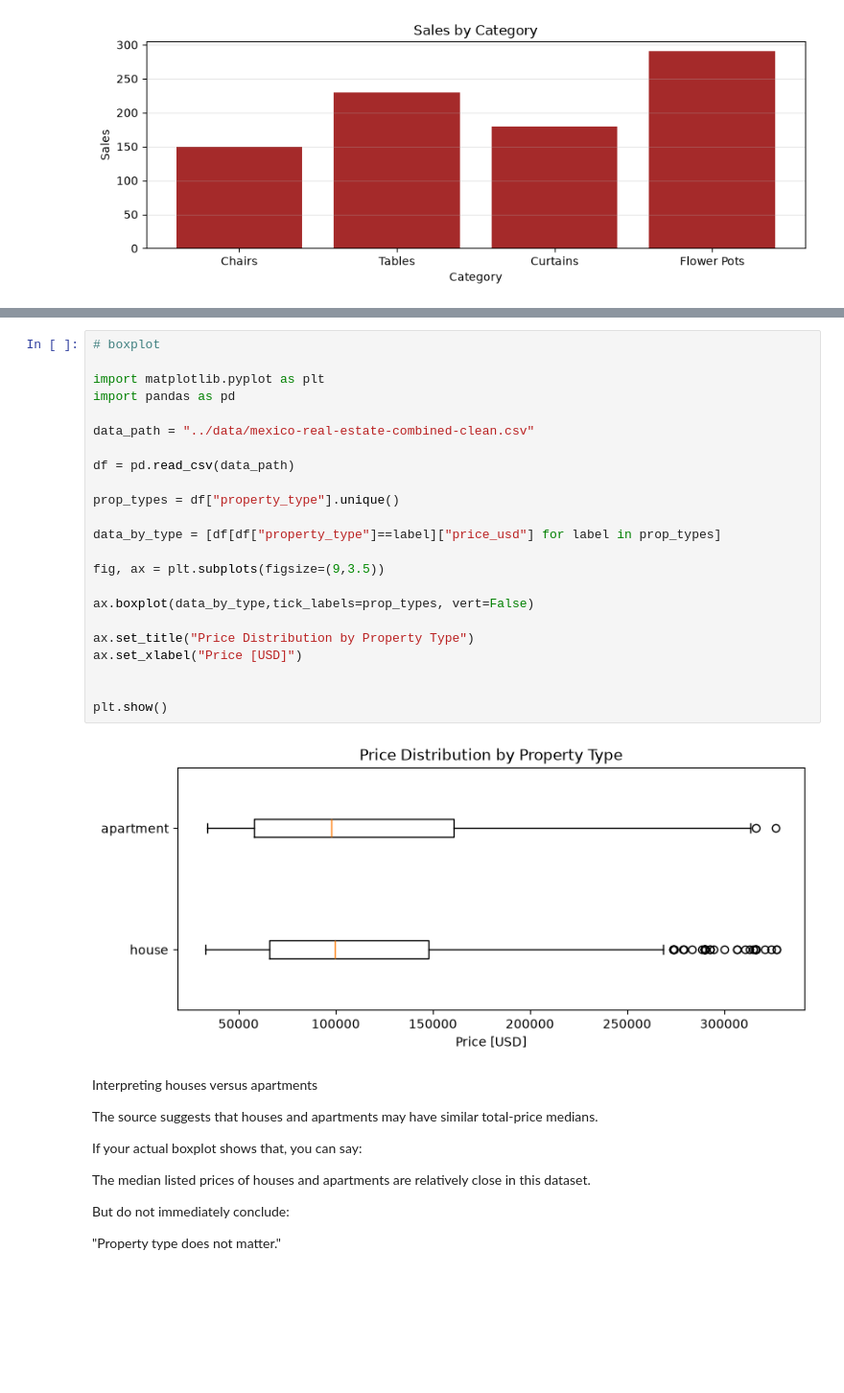
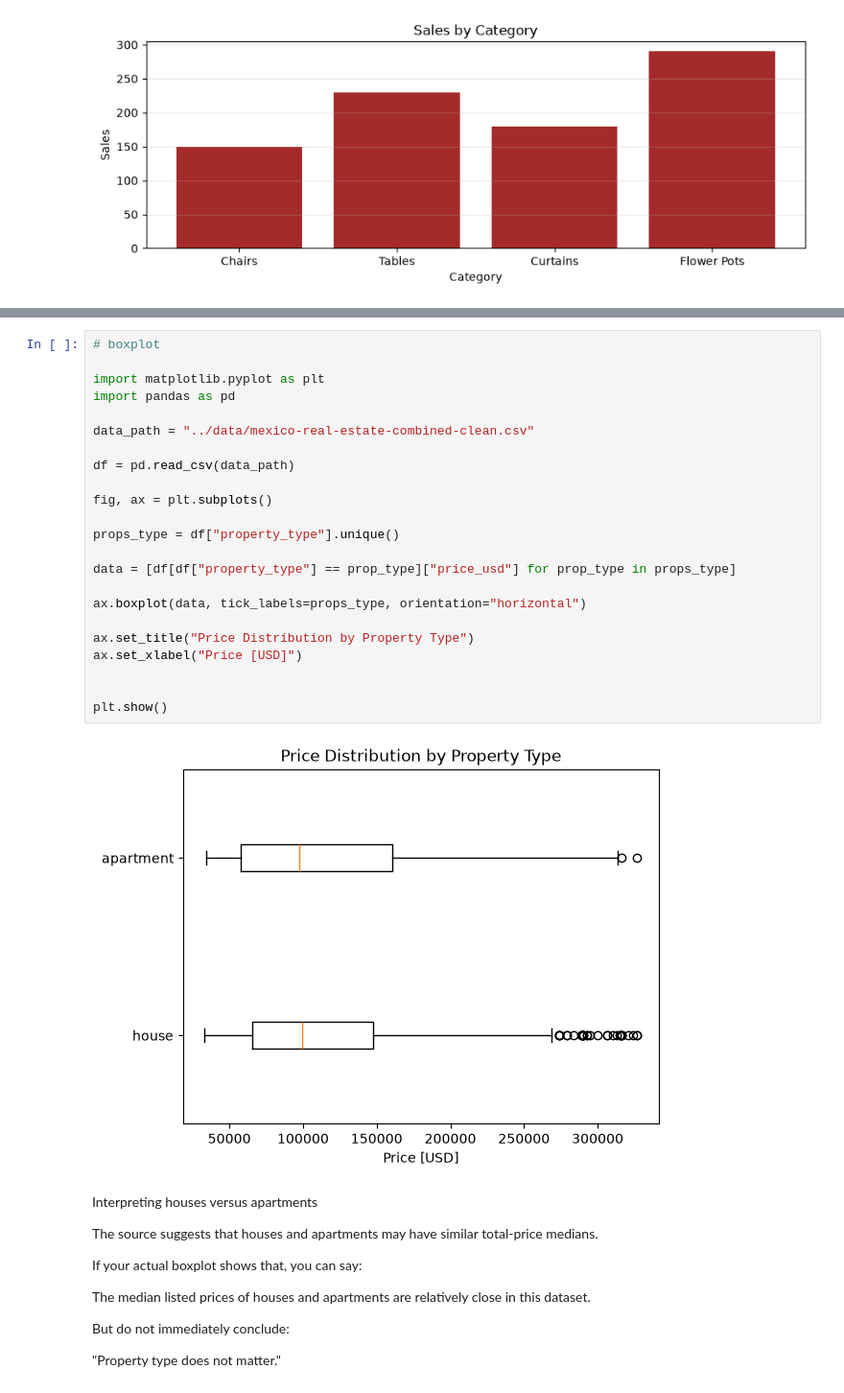
Before and after one commit to igris-nuel/ai-engineering-journey, a Jupyter notebook: projects/02-real-estate-regression/notebooks/02_visualizing_housing_data.ipynb, the cells around one changed output, grey strips where cells are left out. Shown at 96% size. Saved outputs shown, nothing was run; the diff lists cells and outputs as text; blank space fills up the shorter version.

```diff
--- a/projects/02-real-estate-regression/notebooks/02_visualizing_housing_data.ipynb
+++ b/projects/02-real-estate-regression/notebooks/02_visualizing_housing_data.ipynb
@@ -61,28 +63,28 @@ plt.show()
 # %%
 # boxplot
 
 import matplotlib.pyplot as plt
 import pandas as pd
 
 data_path = "../data/mexico-real-estate-combined-clean.csv"
 
 df = pd.read_csv(data_path)
 
-prop_types = df["property_type"].unique()
+fig, ax = plt.subplots()
 
-data_by_type = [df[df["property_type"]==label]["price_usd"] for label in prop_types]
+props_type = df["property_type"].unique()
 
-fig, ax = plt.subplots(figsize=(9,3.5))
+data = [df[df["property_type"] == prop_type]["price_usd"] for prop_type in props_type]
 
-ax.boxplot(data_by_type,tick_labels=prop_types, vert=False)
+ax.boxplot(data, tick_labels=props_type, orientation="horizontal")
 
 ax.set_title("Price Distribution by Property Type")
 ax.set_xlabel("Price [USD]")
 
 
 plt.show()
 # %% [output]
-[figure, old version]
+[figure, new version]
 # %% [markdown]
 Interpreting houses versus apartments
 
```
Also changed, not shown: parts of 2 cells of this notebook, 11 other files.
